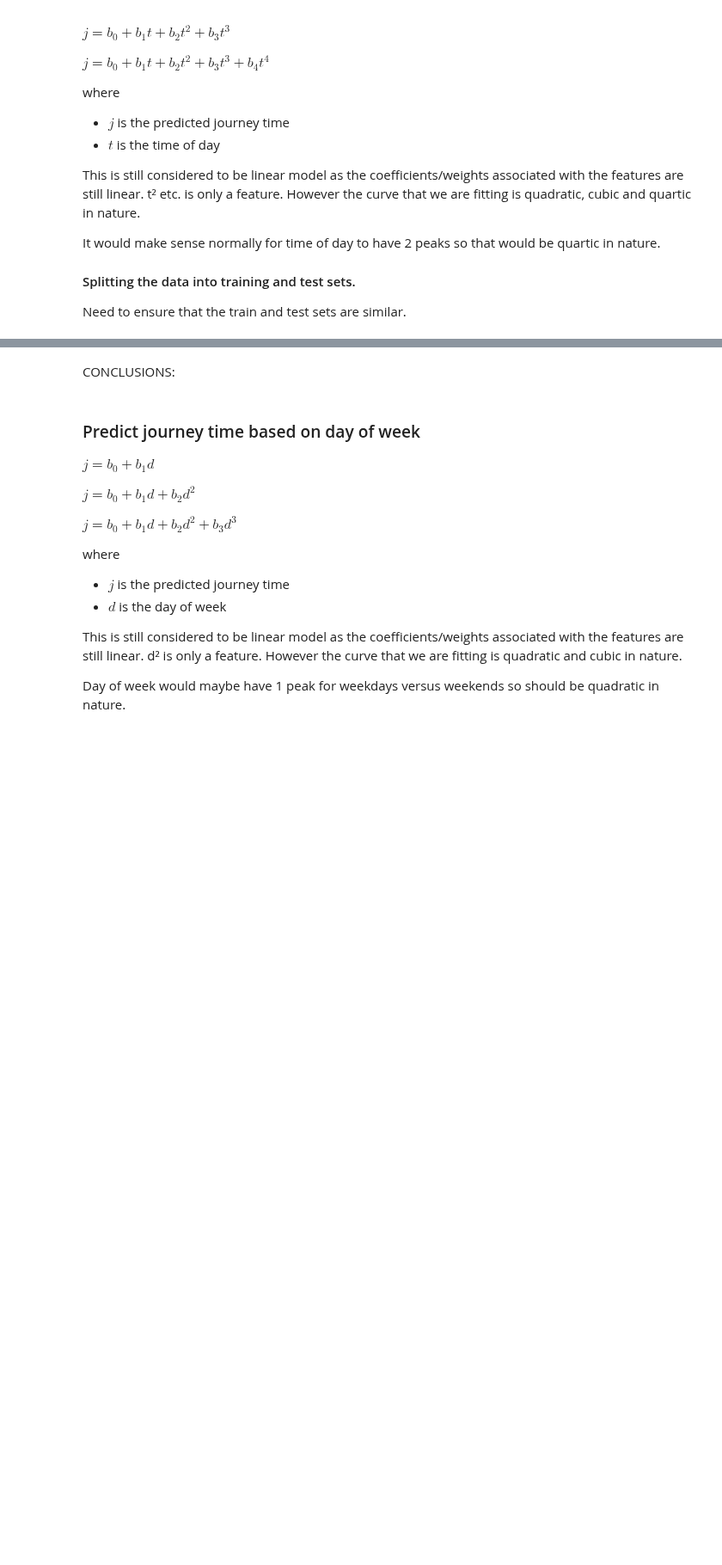
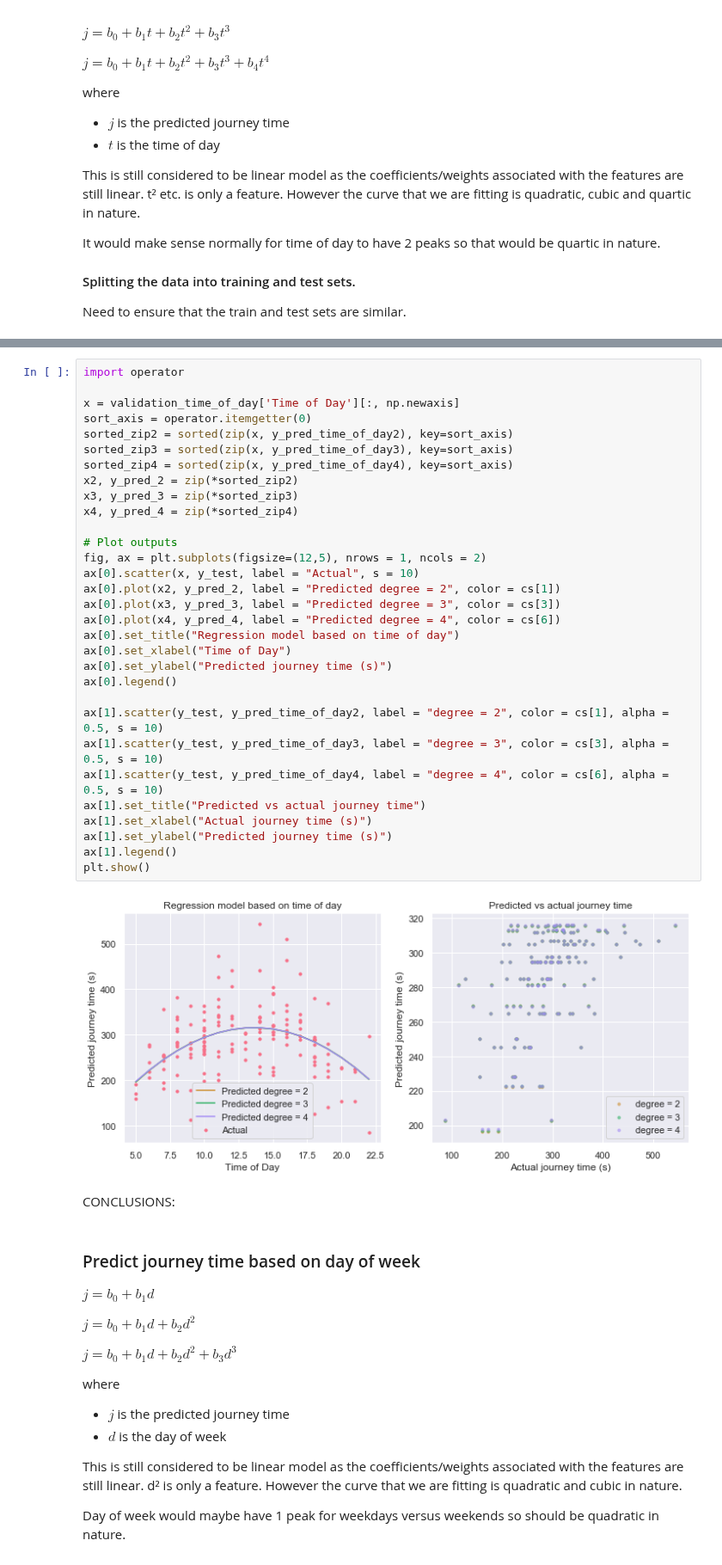
Before and after one commit to serenelc/individual-project-beng, a Jupyter notebook: regression-model.ipynb, the cells around one changed output, grey strips where cells are left out. Shown at 86% size. Saved outputs shown, nothing was run; the diff lists cells and outputs as text; blank space fills up the shorter version.

```diff
--- a/regression-model.ipynb
+++ b/regression-model.ipynb
@@ -528,3 +487,36 @@ plt.show()
+# %%
+import operator
+
+x = validation_time_of_day['Time of Day'][:, np.newaxis]
+sort_axis = operator.itemgetter(0)
+sorted_zip2 = sorted(zip(x, y_pred_time_of_day2), key=sort_axis)
+sorted_zip3 = sorted(zip(x, y_pred_time_of_day3), key=sort_axis)
+sorted_zip4 = sorted(zip(x, y_pred_time_of_day4), key=sort_axis)
+x2, y_pred_2 = zip(*sorted_zip2)
+x3, y_pred_3 = zip(*sorted_zip3)
+x4, y_pred_4 = zip(*sorted_zip4)
+
+# Plot outputs
+fig, ax = plt.subplots(figsize=(12,5), nrows = 1, ncols = 2)
+ax[0].scatter(x, y_test, label = "Actual", s = 10)
+ax[0].plot(x2, y_pred_2, label = "Predicted degree = 2", color = cs[1])
+ax[0].plot(x3, y_pred_3, label = "Predicted degree = 3", color = cs[3])
+ax[0].plot(x4, y_pred_4, label = "Predicted degree = 4", color = cs[6])
+ax[0].set_title("Regression model based on time of day")
+ax[0].set_xlabel("Time of Day")
+ax[0].set_ylabel("Predicted journey time (s)")
+ax[0].legend()
+
+ax[1].scatter(y_test, y_pred_time_of_day2, label = "degree = 2", color = cs[1], alpha = 0.5, s = 10)
+ax[1].scatter(y_test, y_pred_time_of_day3, label = "degree = 3", color = cs[3], alpha = 0.5, s = 10)
+ax[1].scatter(y_test, y_pred_time_of_day4, label = "degree = 4", color = cs[6], alpha = 0.5, s = 10)
+ax[1].set_title("Predicted vs actual journey time")
+ax[1].set_xlabel("Actual journey time (s)")
+ax[1].set_ylabel("Predicted journey time (s)")
+ax[1].legend()
+plt.show()
+# %% [output]
+[figure, added]
 # %% [markdown]
 CONCLUSIONS:
 # %% [markdown]
```
Also changed, not shown: parts of 20 cells of this notebook, 52 other files.
